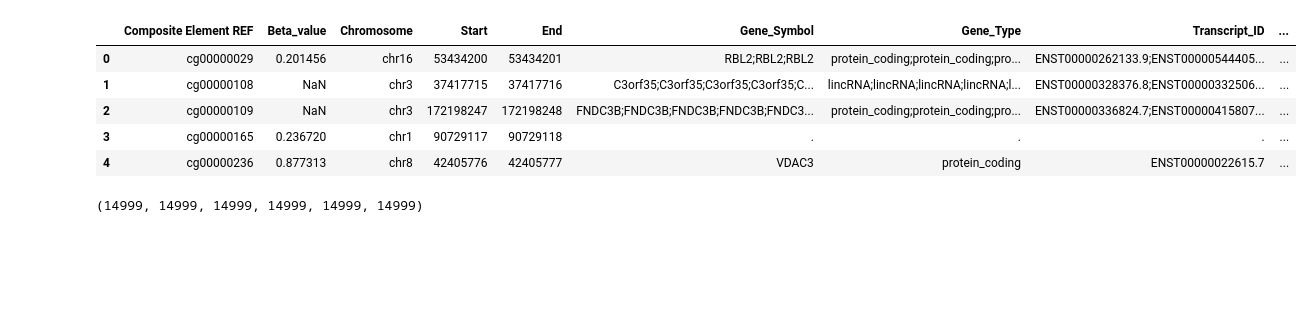
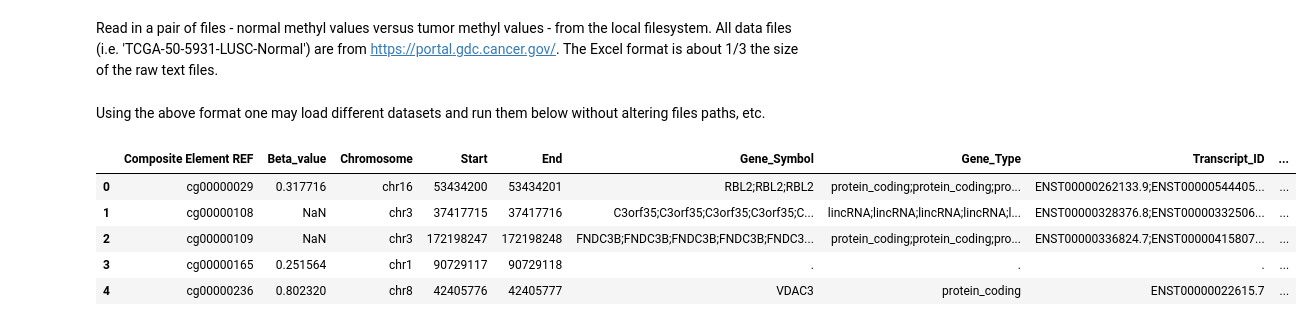
Before and after one commit to atallah-lab/methylation, a Jupyter notebook: python/notebooks/clean_and_process_jhu_data.ipynb, the cells around one changed output. Drawn from its saved outputs; the diff is of its cells as text; code cells hidden in the pictures; blank space fills up the shorter version.

```diff
--- a/python/notebooks/clean_and_process_jhu_data.ipynb
+++ b/python/notebooks/clean_and_process_jhu_data.ipynb
@@ -12,14 +10,49 @@ GBM_Tumor = pd.read_excel('../../data/johnshopkins-data/GBM-PAIRED/GBM_TUMOR-TCG
+# %%
+LONG_RUN = True # set to 'False' to skip long-running processes.
+
+base           = '../../data/johnshopkins-data/'
+pickle_base    = '../../data/pickle/'
+directory      = 'LUAD-PAIRED/'
+tissue         = 'LUAD'
+minor          = 50
+major          = 5931
+
+file_str_norm  = 'TCGA-{minor}-{major}-{tissue}-{status}.{ext}'.format(minor=minor,
+                                                                major=major,
+                                                                tissue=tissue,
+                                                                status='Normal',
+                                                                ext='xlsx')
+file_str_tumr  = 'TCGA-{minor}-{major}-{tissue}-{status}.{ext}'.format(minor=minor,
+                                                                major=major,
+                                                                tissue=tissue,
+                                                                status='Tumor',
+                                                                ext='xlsx')
+file_str_picl  = 'TCGA-{minor}-{major}-{tissue}.{ext}'.format(minor=minor,
+                                                                major=major,
+                                                                tissue=tissue,
+                                                                ext='pkl')
+
+anno_str       = 'Illumina-450k-Anno.{rev}.{ext}'.format(rev='hg19',ext='pkl')
+
+tumor          = '{t}_tumor'.format(t=tissue)
+normal         = '{t}_normal'.format(t=tissue)
+methylation    = '{t}_methyl'.format(t=tissue)
+# %% [markdown]
+Read in a pair of files - normal methyl values versus tumor methyl values - from the local filesystem. All data files (i.e. 'TCGA-50-5931-LUSC-Normal') are from https://portal.gdc.cancer.gov/. The Excel format is about 1/3 the size of the raw text files.
+# %%
+if LONG_RUN:
+    normal_file   =  pd.read_excel(base + directory + file_str_norm)
+    tumor_file    =  pd.read_excel(base + directory + file_str_tumr)
+else:
+    pass # load object.
+# %% [markdown]
+Using the above format one may load different datasets and run them below without altering files paths, etc.
 # %%
-COAD_Normal.head() # raw data contains NaN entries...
+normal_file.head() # raw data contains NaN entries...
 # %% [output]
 |  | Composite Element REF | Beta_value | Chromosome | Start | End | Gene_Symbol | Gene_Type | Transcript_ID | ... |
-| 0 | cg00000029 | 0.201456 | chr16 | 53434200 | 53434201 | RBL2;RBL2;RBL2 | protein_coding;protein_coding;pro... | ENST00000262133.9;ENST00000544405... | ... |
+| 0 | cg00000029 | 0.317716 | chr16 | 53434200 | 53434201 | RBL2;RBL2;RBL2 | protein_coding;protein_coding;pro... | ENST00000262133.9;ENST00000544405... | ... |
 | 1 | cg00000108 | NaN | chr3 | 37417715 | 37417716 | C3orf35;C3orf35;C3orf35;C3orf35;C... | lincRNA;lincRNA;lincRNA;lincRNA;l... | ENST00000328376.8;ENST00000332506... | ... |
 | 2 | cg00000109 | NaN | chr3 | 172198247 | 172198248 | FNDC3B;FNDC3B;FNDC3B;FNDC3B;FNDC3... | protein_coding;protein_coding;pro... | ENST00000336824.7;ENST00000415807... | ... |
-| 3 | cg00000165 | 0.236720 | chr1 | 90729117 | 90729118 | . | . | . | ... |
-| 4 | cg00000236 | 0.877313 | chr8 | 42405776 | 42405777 | VDAC3 | protein_coding | ENST00000022615.7 | ... |
+| 3 | cg00000165 | 0.251564 | chr1 | 90729117 | 90729118 | . | . | . | ... |
+| 4 | cg00000236 | 0.802320 | chr8 | 42405776 | 42405777 | VDAC3 | protein_coding | ENST00000022615.7 | ... |
-# %%
-# all lengths must be equal...
-len(COAD_Normal), len(COAD_Tumor), len(LUSC_Normal), len(LUSC_Tumor), len(GBM_Normal), len(GBM_Tumor)
-# %% [output]
-(14999, 14999, 14999, 14999, 14999, 14999)
```
Also changed, not shown: parts of 62 cells of this notebook.
